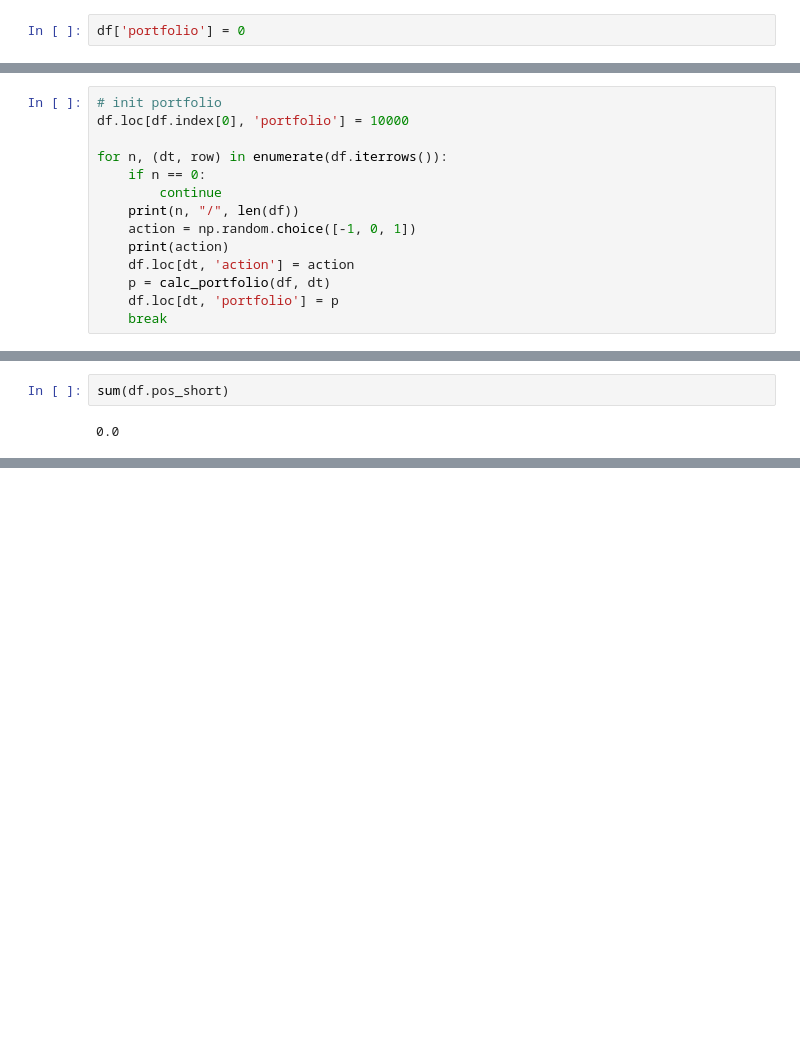
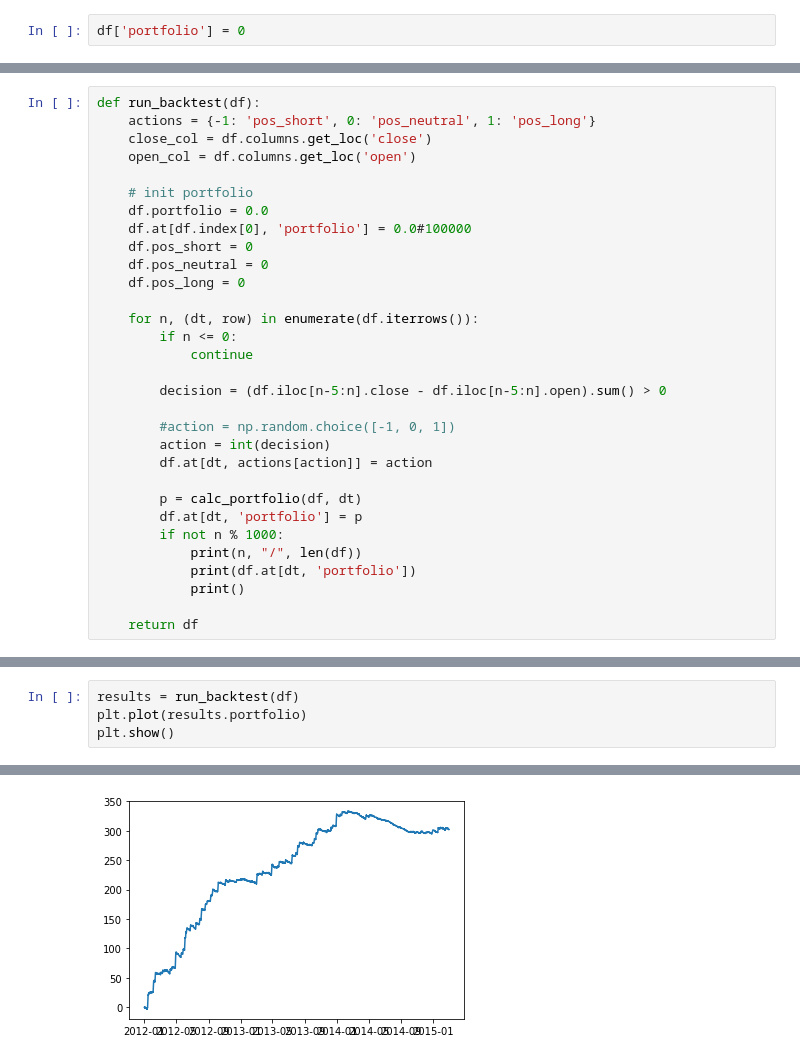
Before and after one commit to nathanmargaglio/forex_ml, a Jupyter notebook: load_data.ipynb, the cells around one changed output, grey strips where cells are left out. Cells and saved outputs as stored; diff of their text form; blank space fills up the shorter version.

Commit message:
backtesting

```diff
--- a/load_data.ipynb
+++ b/load_data.ipynb
@@ -220,14 +239,31 @@ def calc_reward(df, index):
 # %%
-# init portfolio
-df.loc[df.index[0], 'portfolio'] = 10000
+def run_backtest(df):
+    actions = {-1: 'pos_short', 0: 'pos_neutral', 1: 'pos_long'}
+    close_col = df.columns.get_loc('close')
+    open_col = df.columns.get_loc('open')
 
-for n, (dt, row) in enumerate(df.iterrows()):
-    if n == 0:
-        continue
-    print(n, "/", len(df))
-    action = np.random.choice([-1, 0, 1])
-    print(action)
-    df.loc[dt, 'action'] = action
-    p = calc_portfolio(df, dt)
-    df.loc[dt, 'portfolio'] = p
-    break
+    # init portfolio
+    df.portfolio = 0.0
+    df.at[df.index[0], 'portfolio'] = 0.0#100000
+    df.pos_short = 0
+    df.pos_neutral = 0
+    df.pos_long = 0
+
+    for n, (dt, row) in enumerate(df.iterrows()):
+        if n <= 0:
+            continue
+
+        decision = (df.iloc[n-5:n].close - df.iloc[n-5:n].open).sum() > 0
+
+        #action = np.random.choice([-1, 0, 1])
+        action = int(decision)
+        df.at[dt, actions[action]] = action
+
+        p = calc_portfolio(df, dt)
+        df.at[dt, 'portfolio'] = p
+        if not n % 1000:
+            print(n, "/", len(df))
+            print(df.at[dt, 'portfolio'])
+            print()
+
+    return df
@@ -259,4 +270,5 @@ df
-# %%
-sum(df.pos_short)
-# %% [output]
-0.0
+# %%
+results = run_backtest(df)
+plt.plot(results.portfolio)
+plt.show()
+# %% [output]
@@ -262,0 +292 @@ sum(df.pos_short)
+[figure, added]
```
Also changed, not shown: parts of 7 cells of this notebook.
